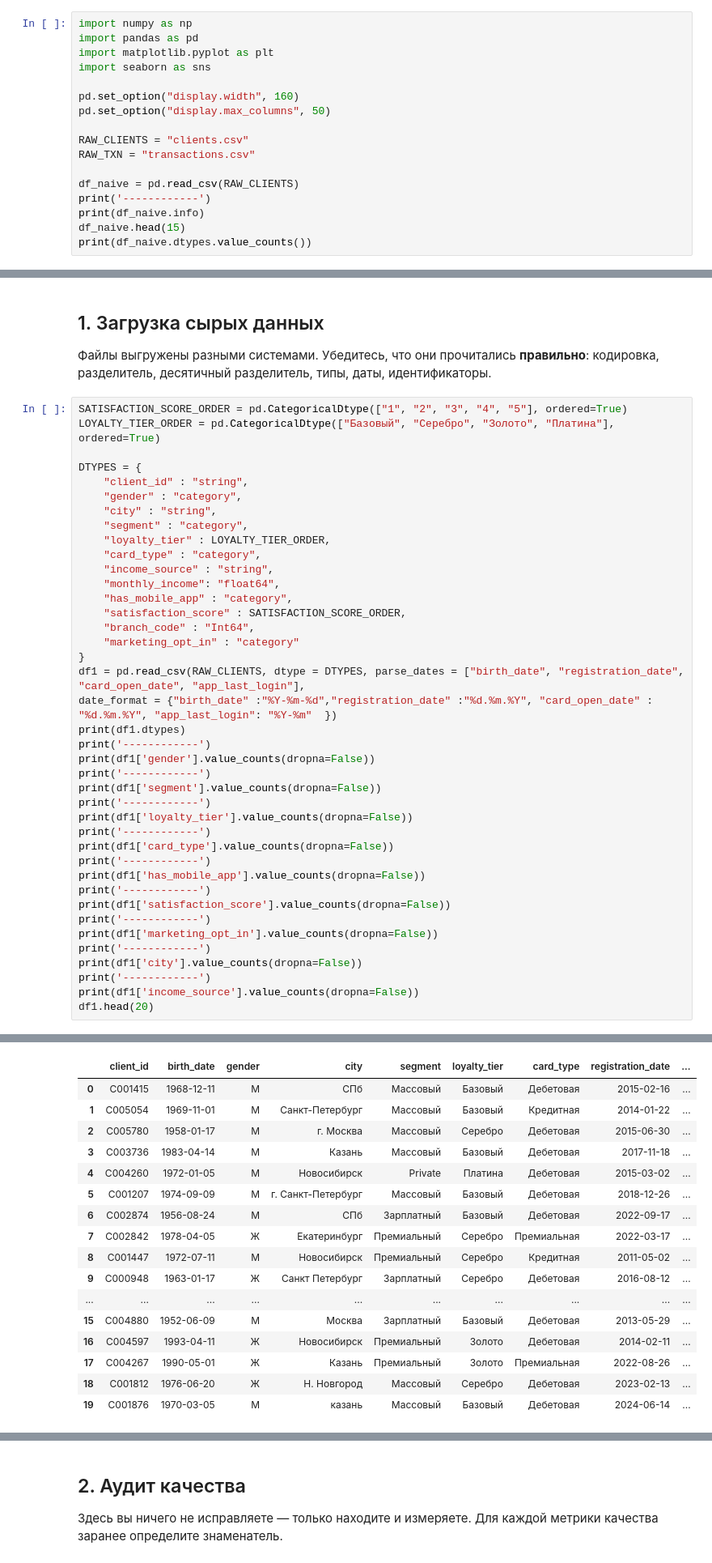
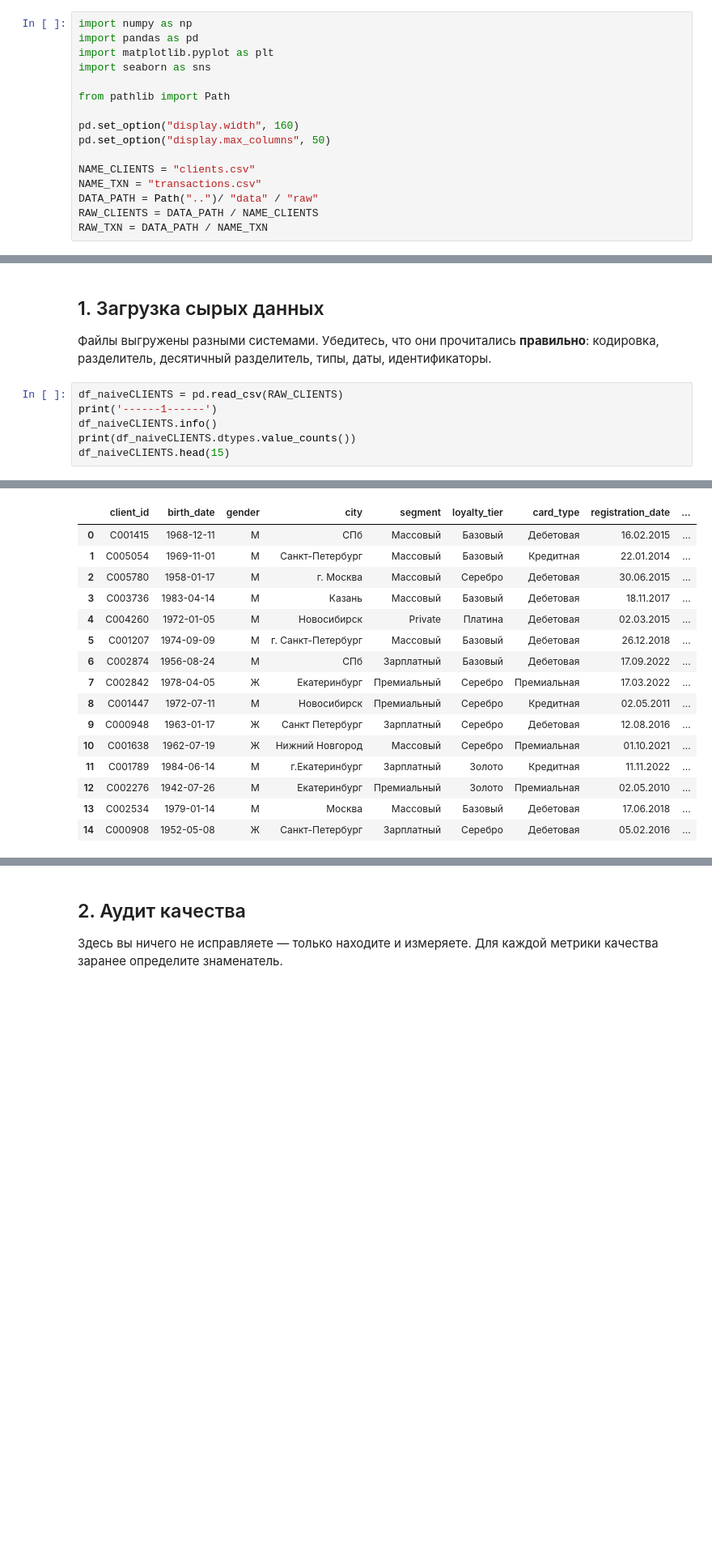
Before and after one commit to divik-T/Lab1GroupsClientsLeak, a Jupyter notebook: notebooks/01_analysis.ipynb, the cells around one changed output, grey strips where cells are left out. Shown at 81% size. Cells and saved outputs as stored; diff of their text form; blank space fills up the shorter version.

Commit message:
match box/code + txn_read

```diff
--- a/notebooks/01_analysis.ipynb
+++ b/notebooks/01_analysis.ipynb
@@ -19,14 +19,13 @@ import pandas as pd
 import matplotlib.pyplot as plt
 import seaborn as sns
 
+from pathlib import Path
+
 pd.set_option("display.width", 160)
 pd.set_option("display.max_columns", 50)
 
-RAW_CLIENTS = "clients.csv"
-RAW_TXN = "transactions.csv"
-
-df_naive = pd.read_csv(RAW_CLIENTS)
-print('------------')
-print(df_naive.info)
-df_naive.head(15)
-print(df_naive.dtypes.value_counts())
+NAME_CLIENTS = "clients.csv"
+NAME_TXN = "transactions.csv"
+DATA_PATH = Path("..")/ "data" / "raw"
+RAW_CLIENTS = DATA_PATH / NAME_CLIENTS
+RAW_TXN = DATA_PATH / NAME_TXN
@@ -55,43 +36,9 @@ Name: count, dtype: int64
 **правильно**: кодировка, разделитель, десятичный разделитель, типы,
 даты, идентификаторы.
 # %%
-SATISFACTION_SCORE_ORDER = pd.CategoricalDtype(["1", "2", "3", "4", "5"], ordered=True)
-LOYALTY_TIER_ORDER = pd.CategoricalDtype(["Базовый", "Серебро", "Золото", "Платина"], ordered=True)
-
-DTYPES = {
-    "client_id" : "string",
-    "gender" : "category",
-    "city" : "string",
-    "segment" : "category",
-    "loyalty_tier" : LOYALTY_TIER_ORDER,
-    "card_type" : "category",
-    "income_source" : "string",
-    "monthly_income": "float64",
-    "has_mobile_app" : "category",
-    "satisfaction_score" : SATISFACTION_SCORE_ORDER,
-    "branch_code" : "Int64",
-    "marketing_opt_in" : "category"
-}
-df1 = pd.read_csv(RAW_CLIENTS, dtype = DTYPES, parse_dates = ["birth_date", "registration_date", "card_open_date", "app_last_login"],
-date_format = {"birth_date" :"%Y-%m-%d","registration_date" :"%d.%m.%Y", "card_open_date" : "%d.%m.%Y", "app_last_login": "%Y-%m"  })
-print(df1.dtypes)
-print('------------')
-print(df1['gender'].value_counts(dropna=False))
-print('------------')
-print(df1['segment'].value_counts(dropna=False))
-print('------------')
-print(df1['loyalty_tier'].value_counts(dropna=False))
-print('------------')
-print(df1['card_type'].value_counts(dropna=False))
-print('------------')
-print(df1['has_mobile_app'].value_counts(dropna=False))
-print('------------')
-print(df1['satisfaction_score'].value_counts(dropna=False))
-print('------------')
-print(df1['marketing_opt_in'].value_counts(dropna=False))
-print('------------')
-print(df1['city'].value_counts(dropna=False))
-print('------------')
-print(df1['income_source'].value_counts(dropna=False))
-df1.head(20)
+df_naiveCLIENTS = pd.read_csv(RAW_CLIENTS)
+print('------1------')
+df_naiveCLIENTS.info()
+print(df_naiveCLIENTS.dtypes.value_counts())
+df_naiveCLIENTS.head(15)
 # %% [output]
@@ -115,17 +62,16 @@ Name: count, dtype: Int64
 |  | client_id | birth_date | gender | city | segment | loyalty_tier | card_type | registration_date | ... |
-| 0 | C001415 | 1968-12-11 | М | СПб | Массовый | Базовый | Дебетовая | 2015-02-16 | ... |
-| 1 | C005054 | 1969-11-01 | М | Санкт-Петербург | Массовый | Базовый | Кредитная | 2014-01-22 | ... |
-| 2 | C005780 | 1958-01-17 | М | г. Москва | Массовый | Серебро | Дебетовая | 2015-06-30 | ... |
-| 3 | C003736 | 1983-04-14 | М | Казань | Массовый | Базовый | Дебетовая | 2017-11-18 | ... |
-| 4 | C004260 | 1972-01-05 | М | Новосибирск | Private | Платина | Дебетовая | 2015-03-02 | ... |
-| 5 | C001207 | 1974-09-09 | М | г. Санкт-Петербург | Массовый | Базовый | Дебетовая | 2018-12-26 | ... |
-| 6 | C002874 | 1956-08-24 | М | СПб | Зарплатный | Базовый | Дебетовая | 2022-09-17 | ... |
-| 7 | C002842 | 1978-04-05 | Ж | Екатеринбург | Премиальный | Серебро | Премиальная | 2022-03-17 | ... |
-| 8 | C001447 | 1972-07-11 | М | Новосибирск | Премиальный | Серебро | Кредитная | 2011-05-02 | ... |
-| 9 | C000948 | 1963-01-17 | Ж | Санкт Петербург | Зарплатный | Серебро | Дебетовая | 2016-08-12 | ... |
-| ... | ... | ... | ... | ... | ... | ... | ... | ... | ... |
-| 15 | C004880 | 1952-06-09 | М | Москва | Зарплатный | Базовый | Дебетовая | 2013-05-29 | ... |
-| 16 | C004597 | 1993-04-11 | Ж | Новосибирск | Премиальный | Золото | Дебетовая | 2014-02-11 | ... |
-| 17 | C004267 | 1990-05-01 | Ж | Казань | Премиальный | Золото | Премиальная | 2022-08-26 | ... |
-| 18 | C001812 | 1976-06-20 | Ж | Н. Новгород | Массовый | Серебро | Дебетовая | 2023-02-13 | ... |
-| 19 | C001876 | 1970-03-05 | М | казань | Массовый | Базовый | Дебетовая | 2024-06-14 | ... |
+| 0 | C001415 | 1968-12-11 | М | СПб | Массовый | Базовый | Дебетовая | 16.02.2015 | ... |
+| 1 | C005054 | 1969-11-01 | М | Санкт-Петербург | Массовый | Базовый | Кредитная | 22.01.2014 | ... |
+| 2 | C005780 | 1958-01-17 | М | г. Москва | Массовый | Серебро | Дебетовая | 30.06.2015 | ... |
+| 3 | C003736 | 1983-04-14 | М | Казань | Массовый | Базовый | Дебетовая | 18.11.2017 | ... |
+| 4 | C004260 | 1972-01-05 | М | Новосибирск | Private | Платина | Дебетовая | 02.03.2015 | ... |
+| 5 | C001207 | 1974-09-09 | М | г. Санкт-Петербург | Массовый | Базовый | Дебетовая | 26.12.2018 | ... |
+| 6 | C002874 | 1956-08-24 | М | СПб | Зарплатный | Базовый | Дебетовая | 17.09.2022 | ... |
+| 7 | C002842 | 1978-04-05 | Ж | Екатеринбург | Премиальный | Серебро | Премиальная | 17.03.2022 | ... |
+| 8 | C001447 | 1972-07-11 | М | Новосибирск | Премиальный | Серебро | Кредитная | 02.05.2011 | ... |
+| 9 | C000948 | 1963-01-17 | Ж | Санкт Петербург | Зарплатный | Серебро | Дебетовая | 12.08.2016 | ... |
+| 10 | C001638 | 1962-07-19 | Ж | Нижний Новгород | Массовый | Серебро | Премиальная | 01.10.2021 | ... |
+| 11 | C001789 | 1984-06-14 | М | г.Екатеринбург | Зарплатный | Золото | Кредитная | 11.11.2022 | ... |
+| 12 | C002276 | 1942-07-26 | М | Екатеринбург | Премиальный | Золото | Премиальная | 02.05.2010 | ... |
+| 13 | C002534 | 1979-01-14 | М | Москва | Массовый | Базовый | Дебетовая | 17.06.2018 | ... |
+| 14 | C000908 | 1952-05-08 | Ж | Санкт-Петербург | Зарплатный | Серебро | Дебетовая | 05.02.2016 | ... |
```
Also changed, not shown: parts of 16 cells of this notebook.
